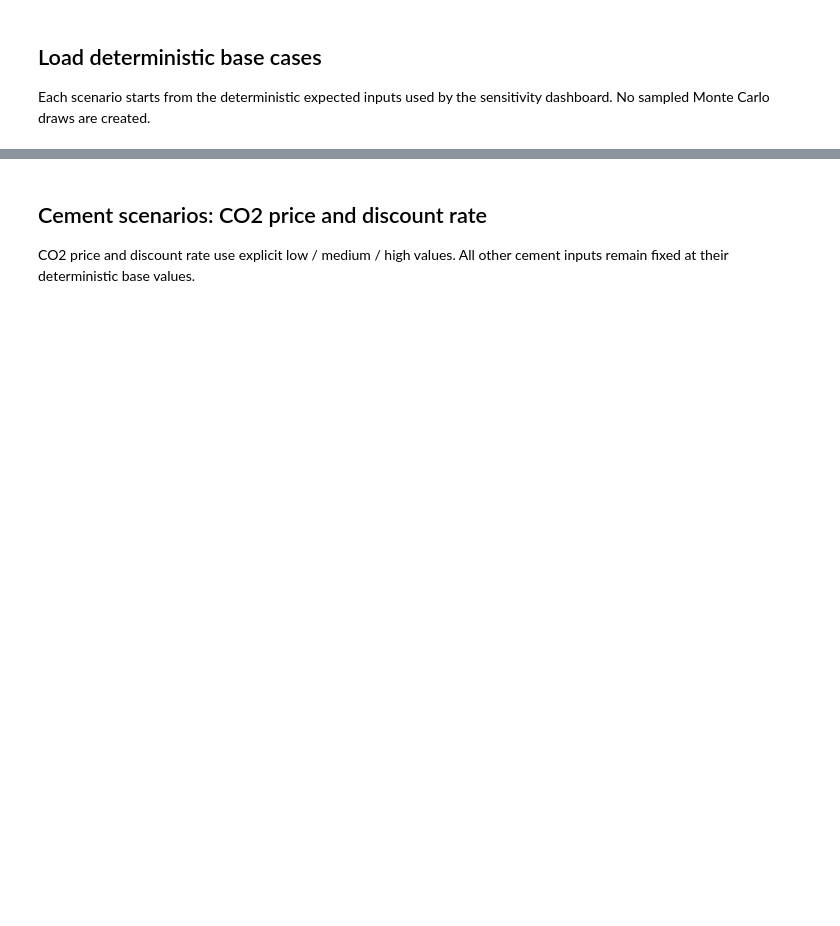
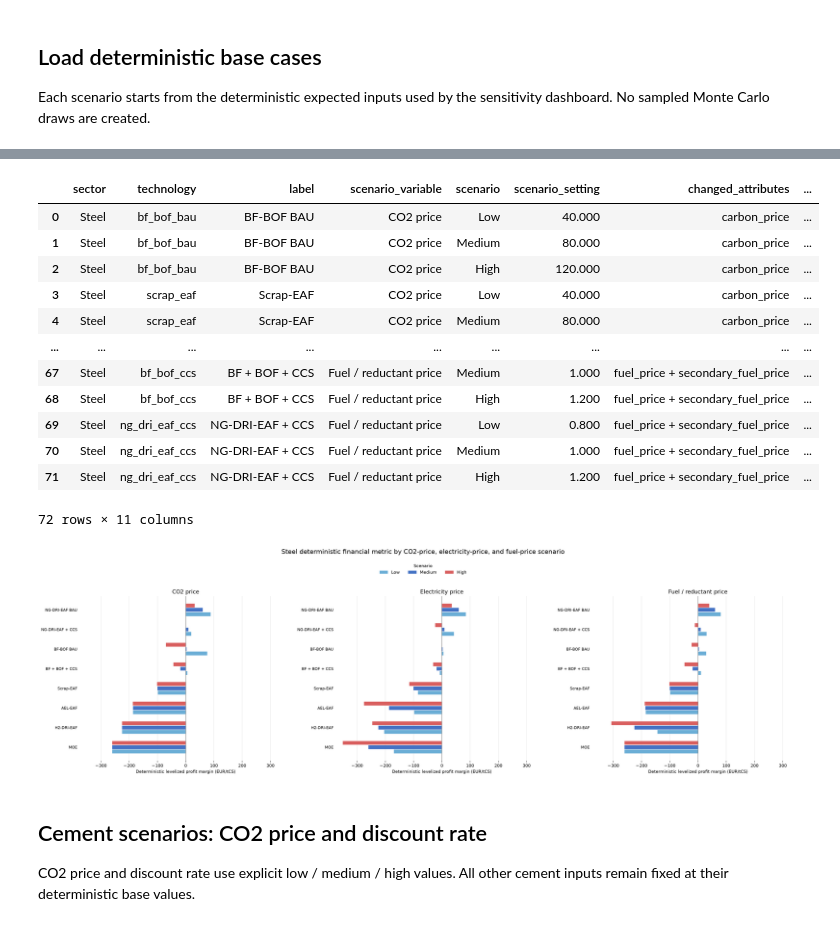
Before and after one commit to Finnzn/Master-Thesis, a Jupyter notebook: notebooks/scenario_analysis.ipynb, the cells around one changed output, grey strips where cells are left out. Drawn from its saved outputs; the diff is of its cells as text; code cells hidden in the pictures; blank space fills up the shorter version.

```diff
--- a/notebooks/scenario_analysis.ipynb
+++ b/notebooks/scenario_analysis.ipynb
@@ -200,6 +123,7 @@ Each scenario starts from the deterministic expected inputs used by the sensitiv
 # %%
 ELECTRICITY_TECHNOLOGIES = tuple(ELECTRICITY_TECHNOLOGY_LABELS)
 CEMENT_TECHNOLOGIES = tuple(CEMENT_TECHNOLOGY_LABELS)
+STEEL_TECHNOLOGIES = tuple(STEEL_TECHNOLOGY_LABELS)
 HYDROGEN_TECHNOLOGIES = tuple(HYDROGEN_TECHNOLOGY_LABELS)
 AMMONIA_TECHNOLOGIES = tuple(AMMONIA_TECHNOLOGY_LABELS)
 
@@ -210,6 +134,10 @@ electricity_base_inputs = {
 cement_base_inputs = {
     technology: base_inputs("cement", technology)
     for technology in CEMENT_TECHNOLOGIES
+}
+steel_base_inputs = {
+    technology: base_inputs("steel", technology)
+    for technology in STEEL_TECHNOLOGIES
 }
 hydrogen_base_inputs = {
     technology: base_inputs("hydrogen", technology)
@@ -222,6 +150,7 @@ ammonia_base_inputs = {
 
 print(f"Electricity deterministic technologies: {len(electricity_base_inputs)}")
 print(f"Cement deterministic technologies: {len(cement_base_inputs)}")
+print(f"Steel deterministic technologies: {len(steel_base_inputs)}")
 print(f"Hydrogen deterministic technologies: {len(hydrogen_base_inputs)}")
 print(f"Ammonia deterministic technologies: {len(ammonia_base_inputs)}")
 # %% [output]
@@ -489,3 +442,59 @@ plt.show()
+# %%
+steel_summary = pd.concat(
+    [
+        build_deterministic_scenario_summary(
+            "steel",
+            steel_base_inputs,
+            STEEL_TECHNOLOGY_LABELS,
+            "CO2 price",
+            "carbon_price",
+            CO2_PRICE_SCENARIOS,
+        ),
+        build_deterministic_scenario_summary(
+            "steel",
+            steel_base_inputs,
+            STEEL_TECHNOLOGY_LABELS,
+            "Electricity price",
+            "electricity_price",
+            INPUT_MULTIPLIERS,
+            values_are_multipliers=True,
+        ),
+        build_deterministic_scenario_summary(
+            "steel",
+            steel_base_inputs,
+            STEEL_TECHNOLOGY_LABELS,
+            "Fuel / reductant price",
+            ("fuel_price", "secondary_fuel_price"),
+            INPUT_MULTIPLIERS,
+            values_are_multipliers=True,
+        ),
+    ],
+    ignore_index=True,
+)
+
+display(steel_summary)
+plot_scenario_variables(
+    steel_summary,
+    "Steel deterministic financial metric by CO2-price, electricity-price, and fuel-price scenario",
+    "steel",
+    figure_height=7.5,
+)
+plt.show()
+# %% [output]
+|  | sector | technology | label | scenario_variable | scenario | scenario_setting | changed_attributes | ... |
+| 0 | Steel | bf_bof_bau | BF-BOF BAU | CO2 price | Low | 40.000 | carbon_price | ... |
+| 1 | Steel | bf_bof_bau | BF-BOF BAU | CO2 price | Medium | 80.000 | carbon_price | ... |
+| 2 | Steel | bf_bof_bau | BF-BOF BAU | CO2 price | High | 120.000 | carbon_price | ... |
+| 3 | Steel | scrap_eaf | Scrap-EAF | CO2 price | Low | 40.000 | carbon_price | ... |
+| 4 | Steel | scrap_eaf | Scrap-EAF | CO2 price | Medium | 80.000 | carbon_price | ... |
+| ... | ... | ... | ... | ... | ... | ... | ... | ... |
+| 67 | Steel | bf_bof_ccs | BF + BOF + CCS | Fuel / reductant price | Medium | 1.000 | fuel_price + secondary_fuel_price | ... |
+| 68 | Steel | bf_bof_ccs | BF + BOF + CCS | Fuel / reductant price | High | 1.200 | fuel_price + secondary_fuel_price | ... |
+| 69 | Steel | ng_dri_eaf_ccs | NG-DRI-EAF + CCS | Fuel / reductant price | Low | 0.800 | fuel_price + secondary_fuel_price | ... |
+| 70 | Steel | ng_dri_eaf_ccs | NG-DRI-EAF + CCS | Fuel / reductant price | Medium | 1.000 | fuel_price + secondary_fuel_price | ... |
+| 71 | Steel | ng_dri_eaf_ccs | NG-DRI-EAF + CCS | Fuel / reductant price | High | 1.200 | fuel_price + secondary_fuel_price | ... |
+72 rows × 11 columns
+[figure, added]
 # %% [markdown]
 ## Cement scenarios: CO2 price and discount rate
 
```
Also changed, not shown: parts of 18 cells of this notebook, 1 other file.
